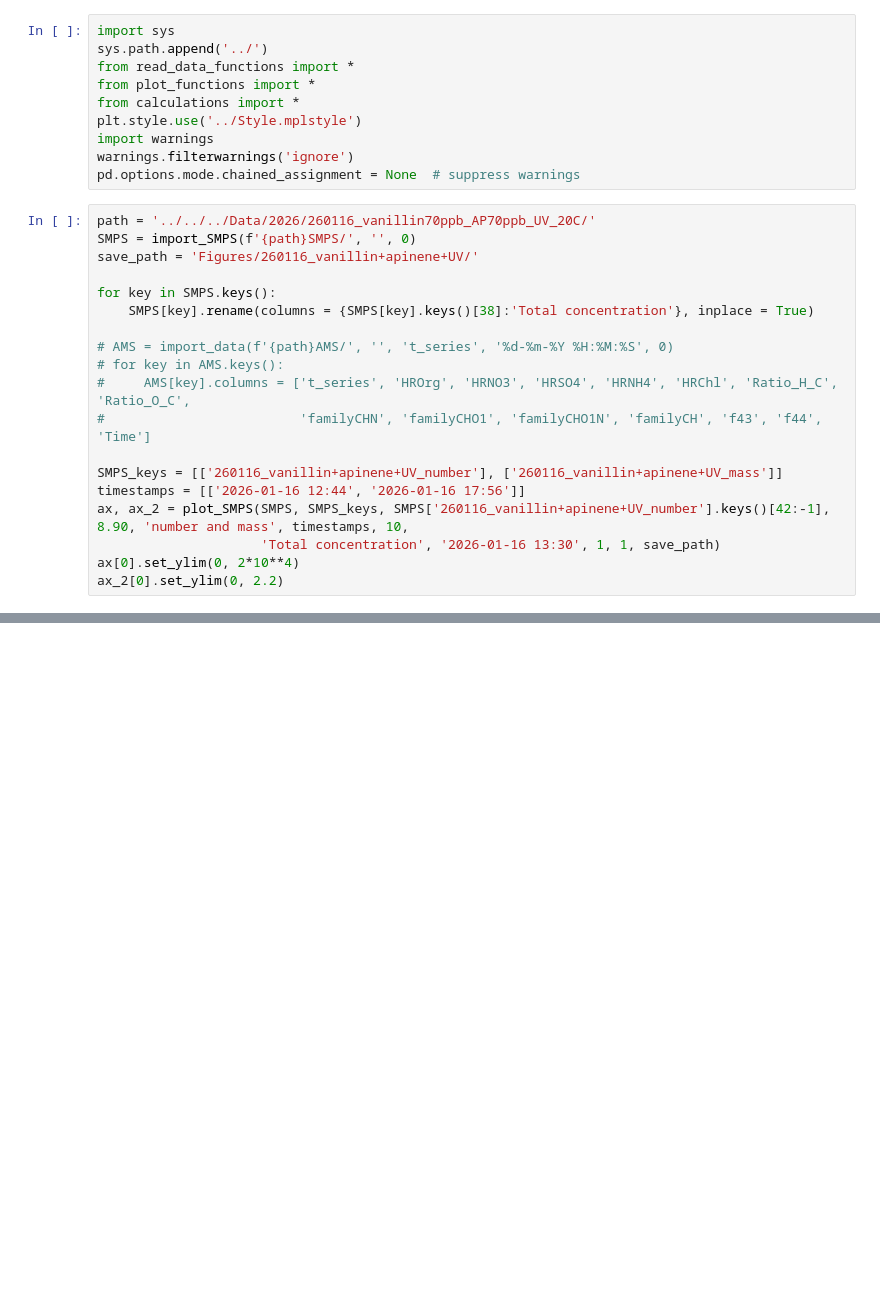
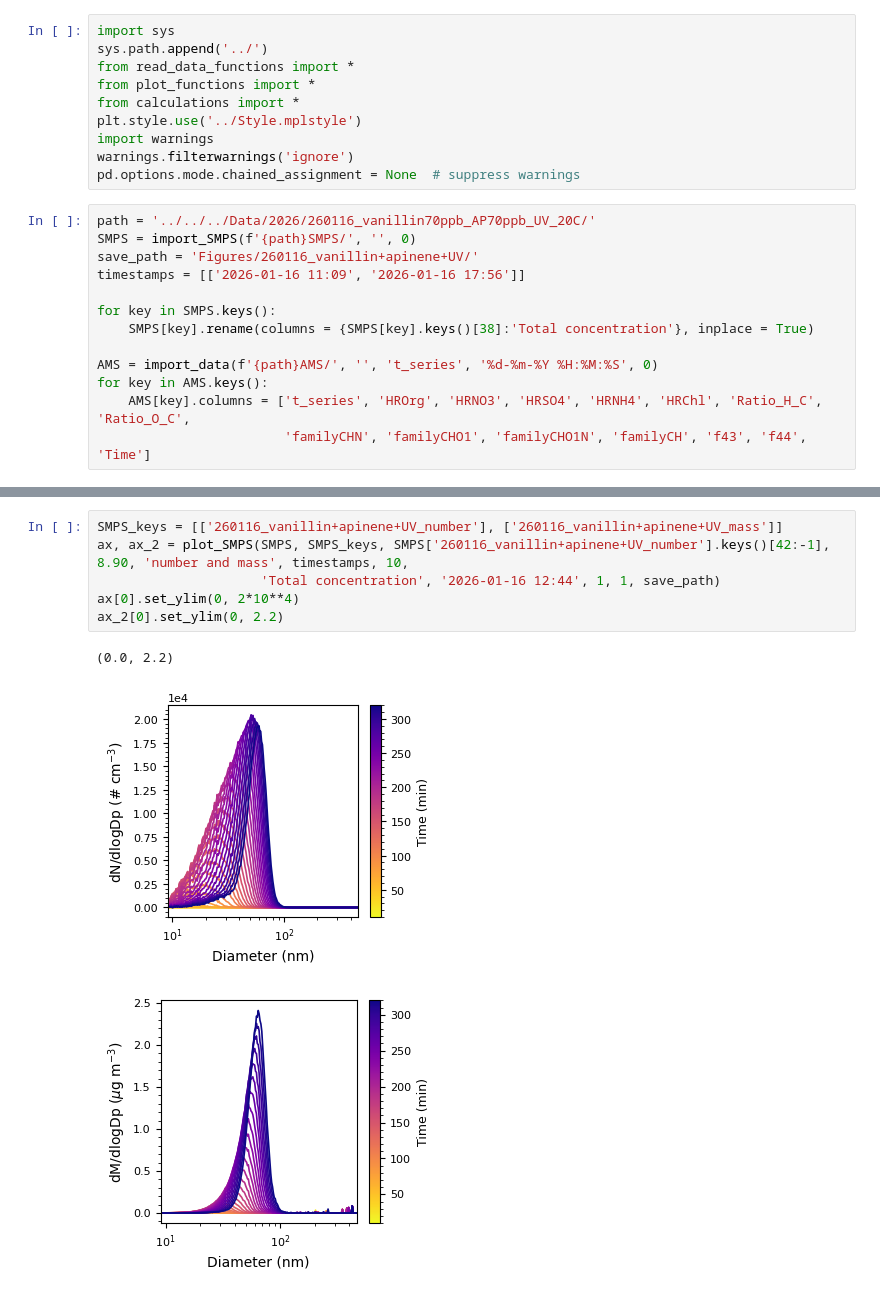
Before and after one commit to Normann25/DataTreatment_PhD, a Jupyter notebook: Vanillin/260116_vanillin+apinene+UV.ipynb, the cells around one changed output, grey strips where cells are left out. Saved outputs shown, nothing was run; the diff lists cells and outputs as text; blank space fills up the shorter version.

```diff
--- a/Vanillin/260116_vanillin+apinene+UV.ipynb
+++ b/Vanillin/260116_vanillin+apinene+UV.ipynb
@@ -12,18 +12,12 @@ pd.options.mode.chained_assignment = None  # suppress warnings
 path = '../../../Data/2026/260116_vanillin70ppb_AP70ppb_UV_20C/'
 SMPS = import_SMPS(f'{path}SMPS/', '', 0)
 save_path = 'Figures/260116_vanillin+apinene+UV/'
+timestamps = [['2026-01-16 11:09', '2026-01-16 17:56']]
 
 for key in SMPS.keys():
     SMPS[key].rename(columns = {SMPS[key].keys()[38]:'Total concentration'}, inplace = True)
 
-# AMS = import_data(f'{path}AMS/', '', 't_series', '%d-%m-%Y %H:%M:%S', 0)
-# for key in AMS.keys():
-#     AMS[key].columns = ['t_series', 'HROrg', 'HRNO3', 'HRSO4', 'HRNH4', 'HRChl', 'Ratio_H_C', 'Ratio_O_C',
-#                         'familyCHN', 'familyCHO1', 'familyCHO1N', 'familyCH', 'f43', 'f44', 'Time']
-
-SMPS_keys = [['260116_vanillin+apinene+UV_number'], ['260116_vanillin+apinene+UV_mass']]
-timestamps = [['2026-01-16 12:44', '2026-01-16 17:56']]
-ax, ax_2 = plot_SMPS(SMPS, SMPS_keys, SMPS['260116_vanillin+apinene+UV_number'].keys()[42:-1], 8.90, 'number and mass', timestamps, 10,
-                     'Total concentration', '2026-01-16 13:30', 1, 1, save_path)
-ax[0].set_ylim(0, 2*10**4)
-ax_2[0].set_ylim(0, 2.2)
+AMS = import_data(f'{path}AMS/', '', 't_series', '%d-%m-%Y %H:%M:%S', 0)
+for key in AMS.keys():
+    AMS[key].columns = ['t_series', 'HROrg', 'HRNO3', 'HRSO4', 'HRNH4', 'HRChl', 'Ratio_H_C', 'Ratio_O_C',
+                        'familyCHN', 'familyCHO1', 'familyCHO1N', 'familyCH', 'f43', 'f44', 'Time']
@@ -36,0 +24,10 @@ ax_2[0].set_ylim(0, 2.2)
+# %%
+SMPS_keys = [['260116_vanillin+apinene+UV_number'], ['260116_vanillin+apinene+UV_mass']]
+ax, ax_2 = plot_SMPS(SMPS, SMPS_keys, SMPS['260116_vanillin+apinene+UV_number'].keys()[42:-1], 8.90, 'number and mass', timestamps, 10,
+                     'Total concentration', '2026-01-16 12:44', 1, 1, save_path)
+ax[0].set_ylim(0, 2*10**4)
+ax_2[0].set_ylim(0, 2.2)
+# %% [output]
+(0.0, 2.2)
+[figure, added]
+[figure, added]
```
Also changed, not shown: parts of 3 cells of this notebook.
